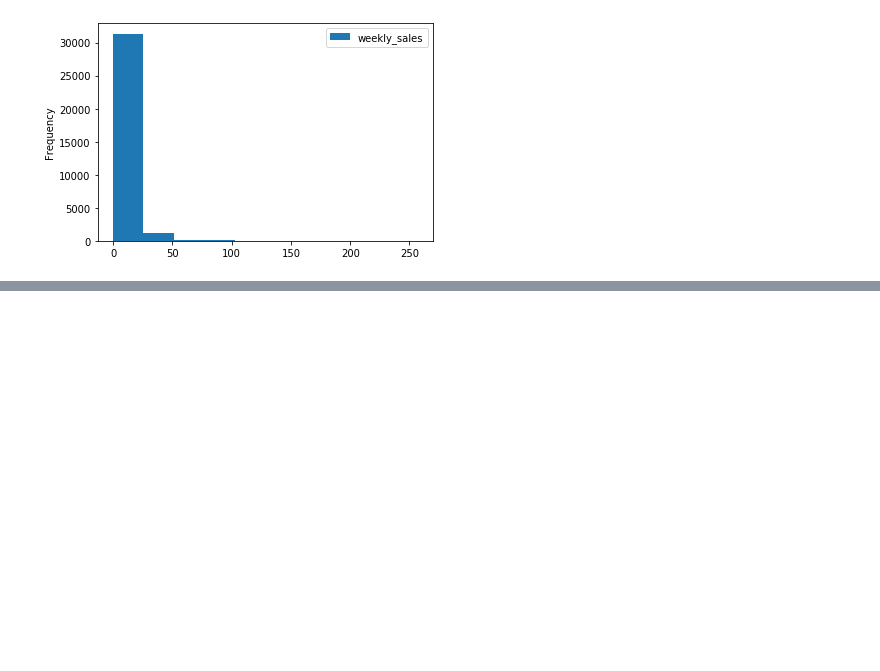
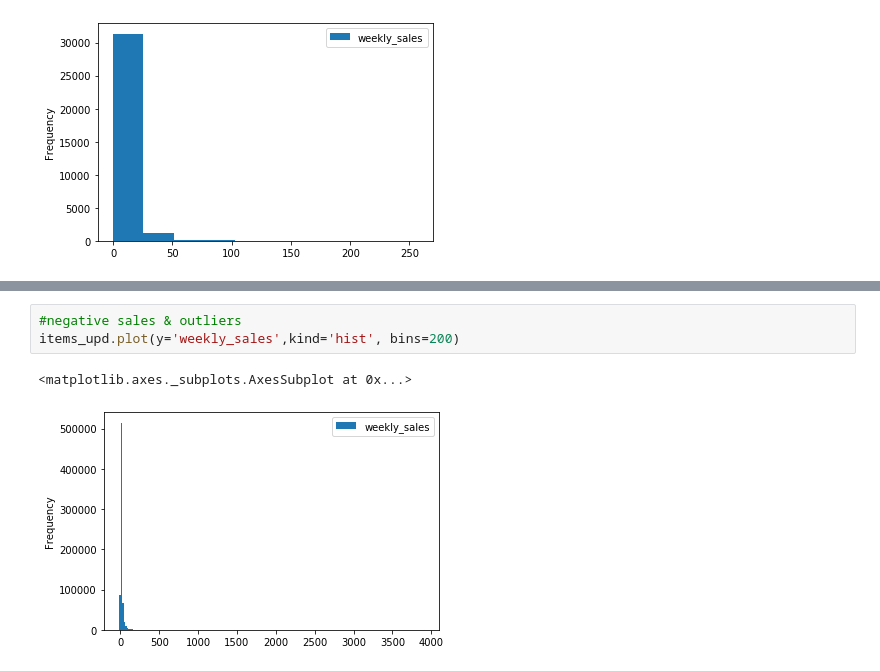
Before and after one commit to sivanand5693/Store-Items, a Jupyter notebook: EDA.ipynb, the cells around one changed output, grey strips where cells are left out. Saved outputs shown, nothing was run; the diff lists cells and outputs as text; blank space fills up the shorter version.

Commit message:
outliers updated

```diff
--- a/EDA.ipynb
+++ b/EDA.ipynb
@@ -115,0 +229,6 @@ baking.plot(y='weekly_sales',kind='hist')
+# %%
+#negative sales & outliers
+items_upd.plot(y='weekly_sales',kind='hist', bins=200)
+# %% [output]
+<matplotlib.axes._subplots.AxesSubplot at 0x...>
+[figure, added]
```
Also changed, not shown: parts of 27 cells of this notebook.
